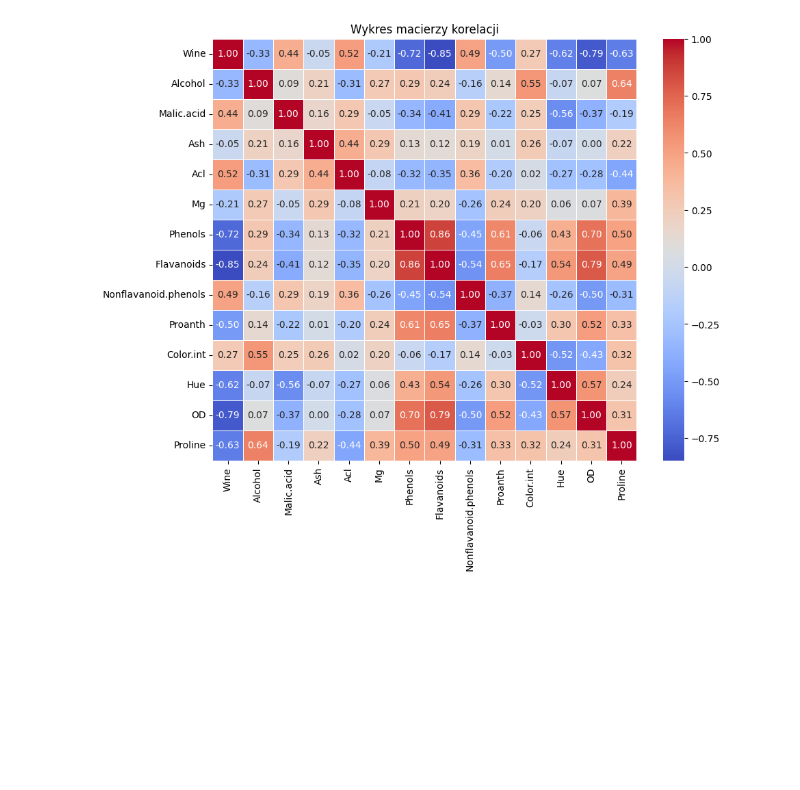
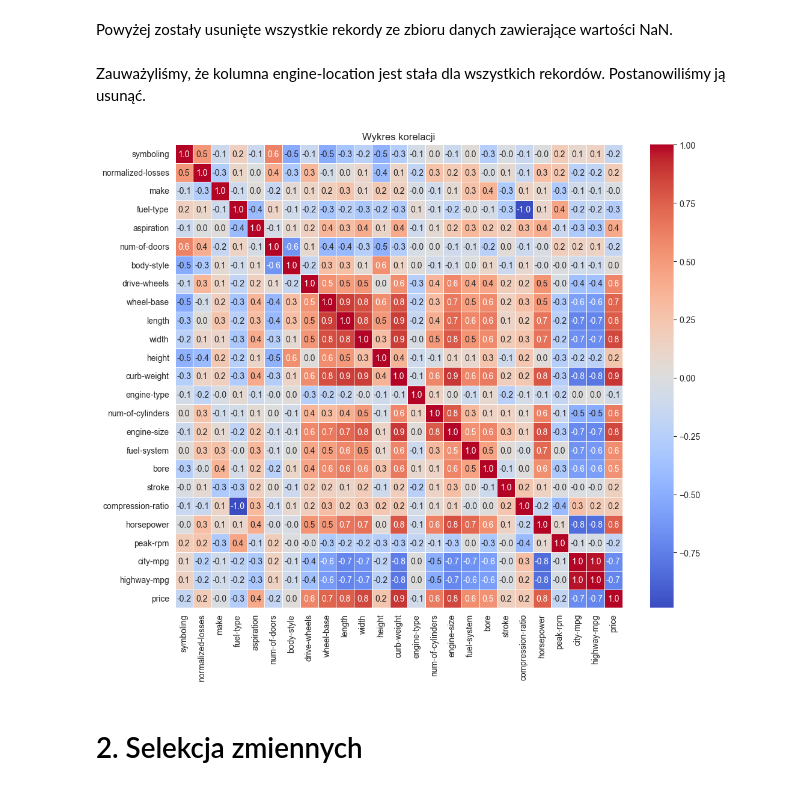
Before and after one commit to olek2303/wybor_zmiennych_py, a Jupyter notebook: wybor_zmiennych.ipynb, the cells around one changed output. Saved outputs shown, nothing was run; the diff lists cells and outputs as text; code cells hidden in the pictures; blank space fills up the shorter version.

Commit message:
loading first dataset

```diff
--- a/wybor_zmiennych.ipynb
+++ b/wybor_zmiennych.ipynb
@@ -13,0 +13,3 @@ data.head()
+# %%
+imports = pd.read_csv("./datasets/imports-85.csv")
+imports.info()
@@ -13,0 +36,7 @@ data.head()
+# %%
+label_encoder = LabelEncoder()
+for column in imports.columns:
+    if imports[column].dtype == 'object':
+        imports[column] = label_encoder.fit_transform(imports[column])
+
+imports.info()
@@ -13,0 +63,3 @@ data.head()
+# %%
+imports_dr = imports.dropna()
+imports_dr.describe()
@@ -14,12 +77,16 @@ data.head()
+# %% [markdown]
+Powyżej zostały usunięte wszystkie rekordy ze zbioru danych zawierające wartości NaN.
+# %%
+imports_dr = imports_dr.drop('engine-location', axis=1)
+# %% [markdown]
+Zauważyliśmy, że kolumna engine-location jest stała dla wszystkich rekordów. Postanowiliśmy ją usunąć.
 # %%
-import matplotlib.pyplot as plt
-import seaborn as sns
-
-correlation_matrix = data.corr()
-
-plt.figure(figsize=(10, 8))
-sns.heatmap(correlation_matrix, cmap='coolwarm', annot=True, fmt=".2f", linewidths=.5)
-plt.title('Wykres macierzy korelacji')
+plt.figure(figsize=(12,10))
+corr_matrix = imports_dr.corr()
+sns.heatmap(corr_matrix, annot=True, cmap='coolwarm', fmt='.1f', linewidths=.5)
+plt.title("Wykres korelacji")
 plt.show()
 # %% [output]
-[figure, old version]
+[figure, new version]
+# %% [markdown]
+# 2. Selekcja zmiennych
```
Also changed, not shown: parts of 12 cells of this notebook, 1 other file.
